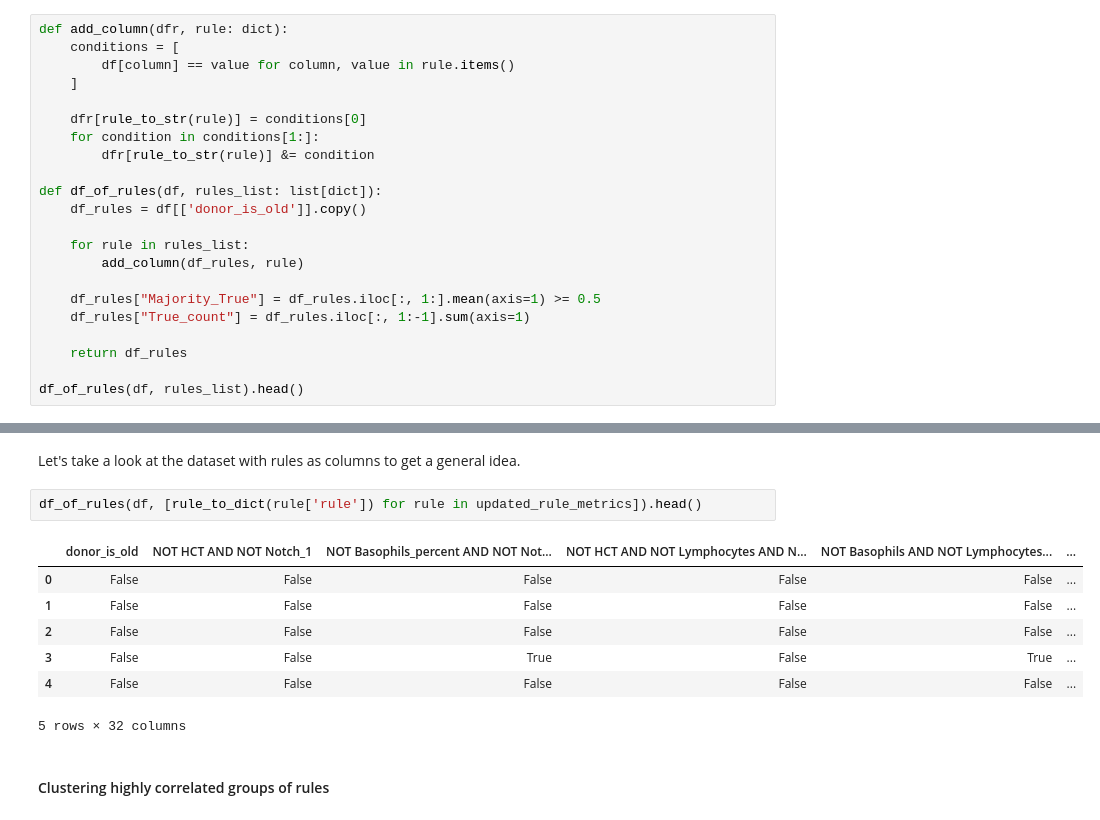
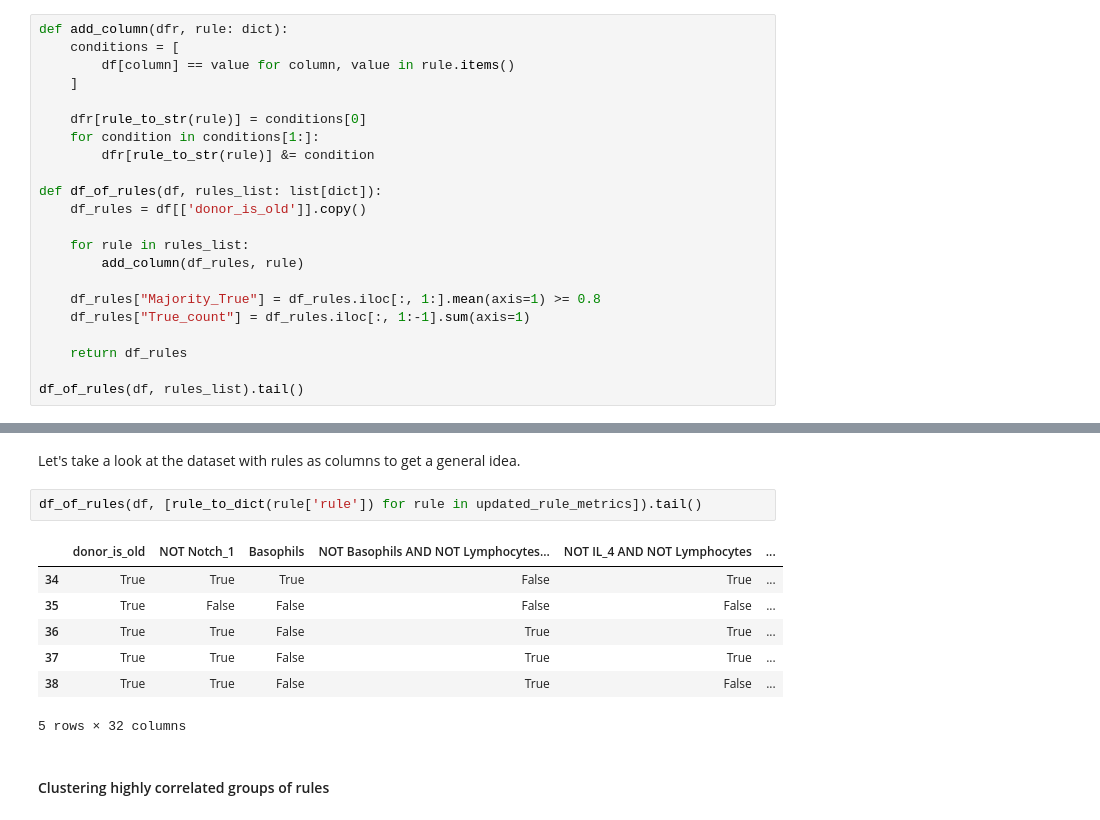
Before and after one commit to lediau/Enabling-quantitative-variables-in-association-rule-mining, a Jupyter notebook: main.ipynb, the cells around one changed output, grey strips where cells are left out. Saved outputs shown, nothing was run; the diff lists cells and outputs as text.

```diff
--- a/main.ipynb
+++ b/main.ipynb
@@ -324,10 +325,10 @@ def df_of_rules(df, rules_list: list[dict]):
     for rule in rules_list:
         add_column(df_rules, rule)
 
-    df_rules["Majority_True"] = df_rules.iloc[:, 1:].mean(axis=1) >= 0.5
+    df_rules["Majority_True"] = df_rules.iloc[:, 1:].mean(axis=1) >= 0.8
     df_rules["True_count"] = df_rules.iloc[:, 1:-1].sum(axis=1)
 
     return df_rules
 
-df_of_rules(df, rules_list).head()
+df_of_rules(df, rules_list).tail()
 # %% [output]
@@ -729,14 +753,14 @@ Num of rules after removing same metric rules: 29
 # %% [markdown]
 Let's take a look at the dataset with rules as columns to get a general idea.
 # %%
-df_of_rules(df, [rule_to_dict(rule['rule']) for rule in updated_rule_metrics]).head()
+df_of_rules(df, [rule_to_dict(rule['rule']) for rule in updated_rule_metrics]).tail()
 # %% [output]
-|  | donor_is_old | NOT HCT AND NOT Notch_1 | NOT Basophils_percent AND NOT Not... | NOT HCT AND NOT Lymphocytes AND N... | NOT Basophils AND NOT Lymphocytes... | ... |
-| 0 | False | False | False | False | False | ... |
-| 1 | False | False | False | False | False | ... |
-| 2 | False | False | False | False | False | ... |
-| 3 | False | False | True | False | True | ... |
-| 4 | False | False | False | False | False | ... |
+|  | donor_is_old | NOT Notch_1 | Basophils | NOT Basophils AND NOT Lymphocytes... | NOT IL_4 AND NOT Lymphocytes | ... |
+| 34 | True | True | True | False | True | ... |
+| 35 | True | False | False | False | False | ... |
+| 36 | True | True | False | True | True | ... |
+| 37 | True | True | False | True | True | ... |
+| 38 | True | True | False | True | False | ... |
 5 rows × 32 columns
 # %% [markdown]
 #### Clustering highly correlated groups of rules
```
Also changed, not shown: parts of 20 cells of this notebook.
